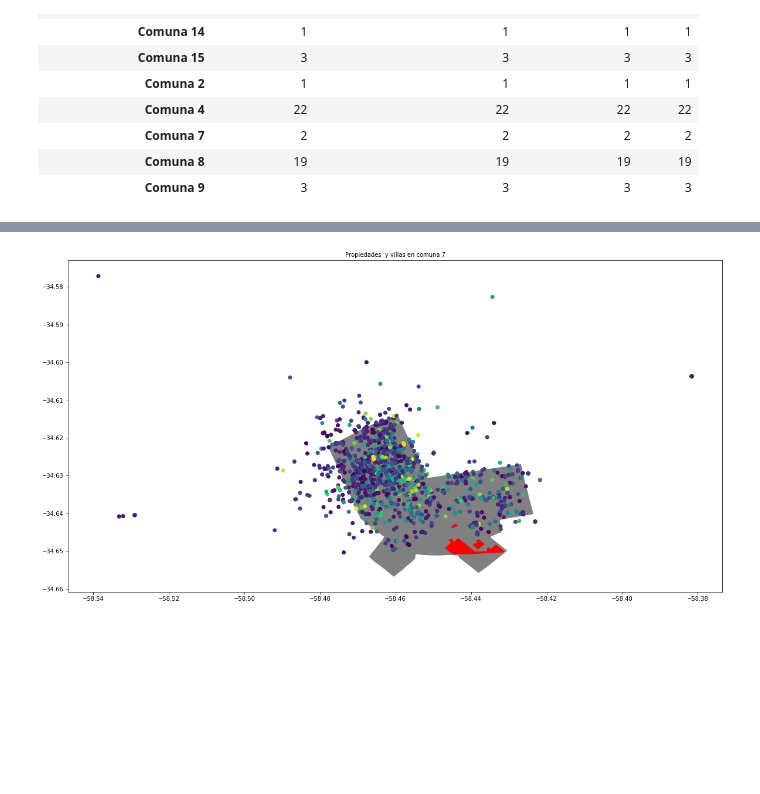
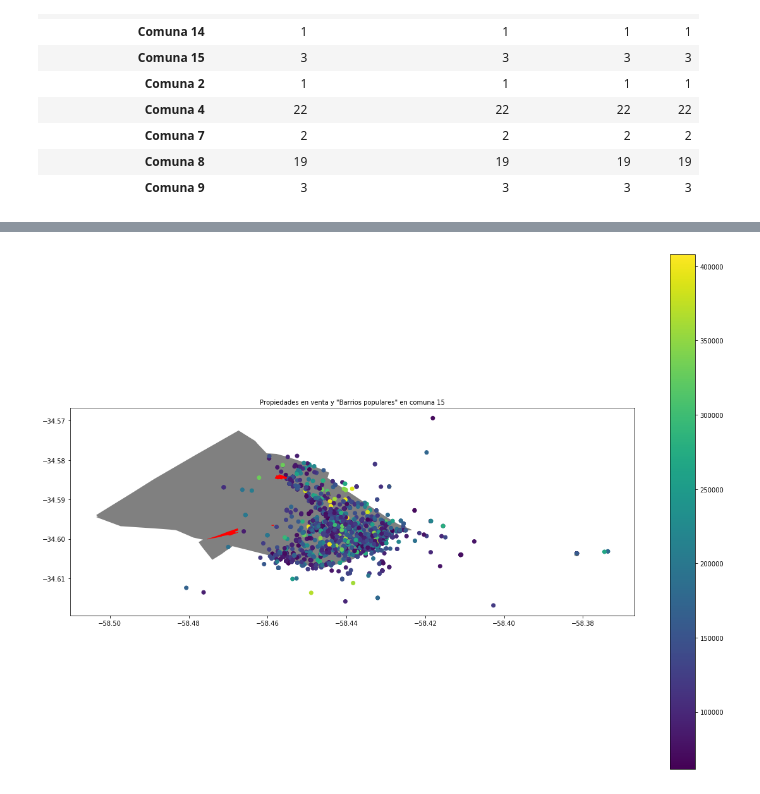
Before and after one commit to jazminferreiro-zz/orgaTP1, a Jupyter notebook: analisisexploratorio-tpDatos.ipynb, the cells around one changed output, grey strips where cells are left out. Saved outputs shown, nothing was run; the diff lists cells and outputs as text; code cells hidden in the pictures; blank space fills up the shorter version.

```diff
--- a/analisisexploratorio-tpDatos.ipynb
+++ b/analisisexploratorio-tpDatos.ipynb
@@ -579,31 +722,30 @@ plt.show()
 # %%
-#comuna 7
+#comuna 15
 #propiedades en venta
-comprop_points = propcom7[['lon', 'lat']].apply(lambda row: Point(row["lon"], row["lat"]), axis=1)
-geo_comprop = gpd.GeoDataFrame({"geometry": comprop_points, "price_aprox_usd": propcom7['price_aprox_usd']})
+comprop_points = propcom15[['lon', 'lat']].apply(lambda row: Point(row["lon"], row["lat"]), axis=1)
+geo_comprop = gpd.GeoDataFrame({"geometry": comprop_points, "price_aprox_usd": propcom15['price_aprox_usd']})
 
 #com4geo: "barrios populares"
-com7bp['geometry'] = com7bp['geojson'].apply(lambda row: shape(geojson.loads(row)))
-comgeo = gpd.GeoDataFrame({'geometry': com7bp.geometry, 'barrio_nombre':com7bp['barrio_nombre']}, crs=crs)
+com15bp['geometry'] = com15bp['geojson'].apply(lambda row: shape(geojson.loads(row)))
+comgeo = gpd.GeoDataFrame({'geometry': com15bp.geometry, 'barrio_nombre':com15bp['barrio_nombre']}, crs=crs)
 #comunacsvtogeo: contorno de comuna
-comunas = comunas_csv[comunas_csv["COMUNAS"]==7]
+comunas = comunas_csv[comunas_csv["COMUNAS"]==15]
 geometry = comunas['WKT'].map(shapely.wkt.loads)
 comunas =  comunas.drop('WKT', axis=1)
 crs = {'init': 'epsg:4326'}
 comunageo = gpd.GeoDataFrame(comunas, crs=crs, geometry=geometry)
 
 size= (20,15)
 
 fig, ax = plt.subplots(figsize= size)
 ax.set_aspect('equal')
 
 comunageo.plot(ax=ax, figsize= size, color='grey')
-geo_comprop.plot(ax=ax,figsize= size,c=geo_comprop.price_aprox_usd,scheme="Quantiles")
-                  #legend=True,cmap='OrRd', column='price_aprox_usd')
+geo_comprop.plot(ax=ax,figsize= size,c=geo_comprop.price_aprox_usd, legend=True, column='price_aprox_usd')
 comgeo.plot(ax=ax, color='Red')
 
-plt.title('Propiedades  y villas en comuna 7', fontsize = 10)
+plt.title('Propiedades en venta y "Barrios populares" en comuna 15', fontsize = 10)
 plt.show()
 # %% [output]
-[figure, old version]
+[figure, new version]
 # %%
```
Also changed, not shown: parts of 23 cells of this notebook.
